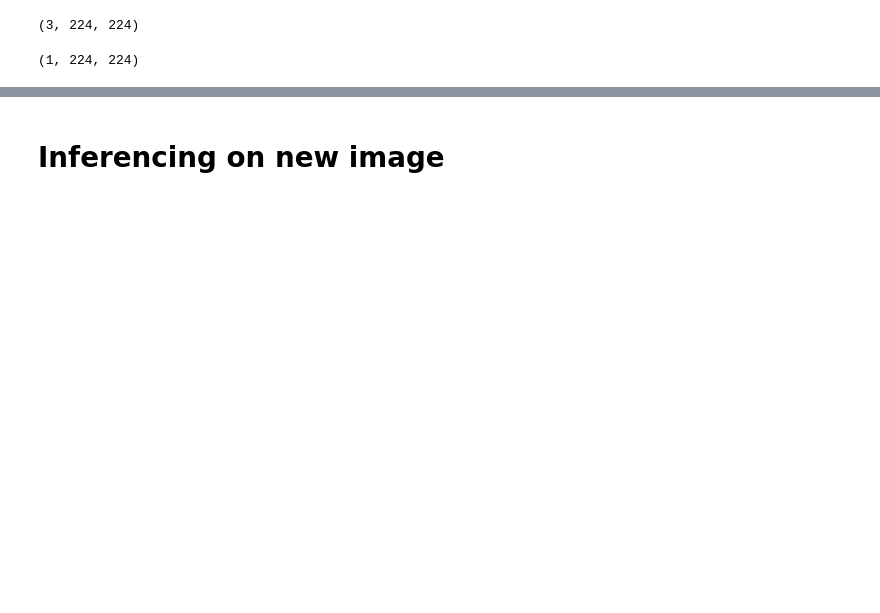
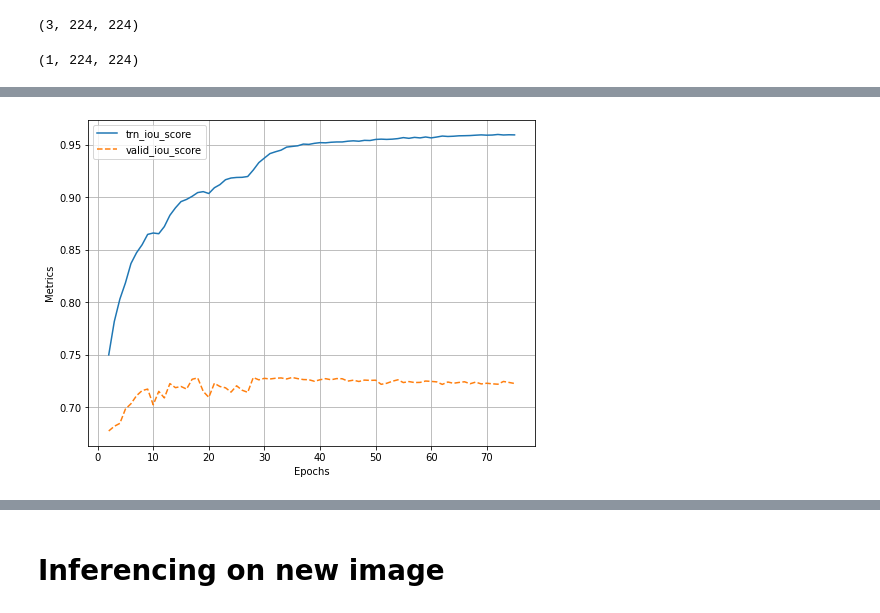
Before and after one commit to Rachinder3/MRI-Tumor-Explorer, a Jupyter notebook: research/Brain_Tumor_Segmentation_via_Segmentation_Models.ipynb, the cells around one changed output, grey strips where cells are left out. Saved outputs shown, nothing was run; the diff lists cells and outputs as text; code cells hidden in the pictures; blank space fills up the shorter version.

```diff
--- a/research/Brain_Tumor_Segmentation_via_Segmentation_Models.ipynb
+++ b/research/Brain_Tumor_Segmentation_via_Segmentation_Models.ipynb
@@ -302,3 +315,7 @@ Model saved!
+# %%
+log.plot_epochs(['trn_iou_score','valid_iou_score'])
+# %% [output]
+[figure, added]
 # %%
 # load best saved checkpoint
 best_model = torch.load('./best_model.pth')
```
Also changed, not shown: parts of 14 cells of this notebook, 1 other file.
